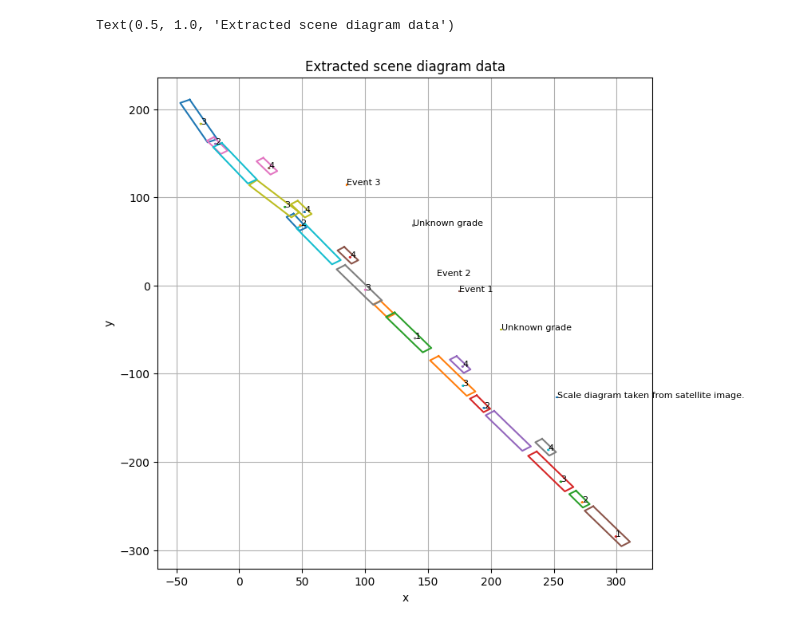
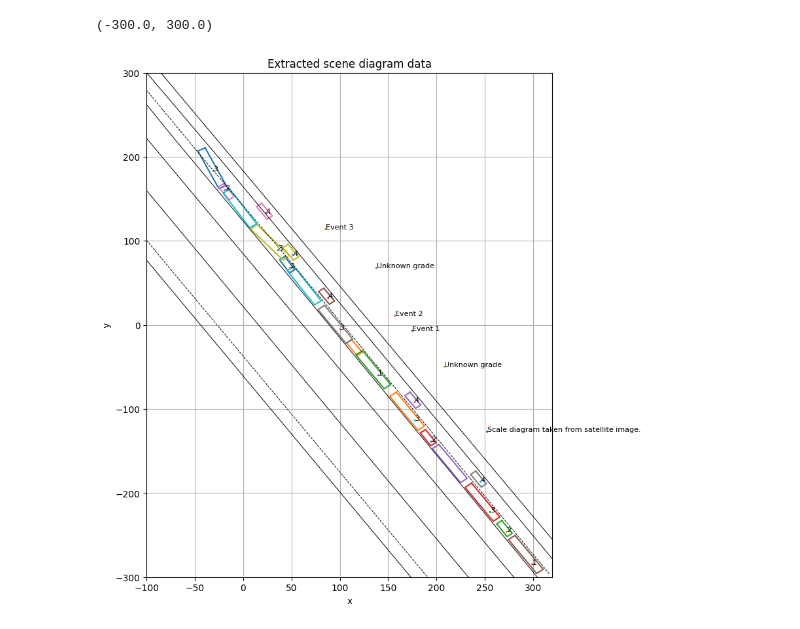
Before and after one commit to kopytjuk/nhtsa-ciss-python, a Jupyter notebook: examples/read_scene_diagram.ipynb, the cells around one changed output. Saved outputs shown, nothing was run; the diff lists cells and outputs as text; code cells hidden in the pictures.

Commit message:
Add curves to description.

```diff
--- a/examples/read_scene_diagram.ipynb
+++ b/examples/read_scene_diagram.ipynb
@@ -7,22 +7,32 @@ reader = BlitzReader("../tests/20201010130.blz")
 # %%
 vehicles = reader.get_vehicles(only_named=True)
 labels = reader.get_labels()
+curves = reader.get_curves()
 # %%
-fig, ax = plt.subplots(figsize=(8, 8), facecolor="w")
+fig, ax = plt.subplots(figsize=(8, 10), facecolor="w")
 
 for veh in vehicles:
     veh_poly = veh.outer_box()
     ax.plot(*veh_poly.boundary.xy)
 
 for label in labels:
     label_poly = label.outer_box()
     ax.plot(*label_poly.boundary.xy)
     ax.text(label.posX, label.posY, s=label.text, fontsize=8)
 
+for i, curve in enumerate(curves):
+    line_style = None
+    if int(curve.attributes["tdt"]):
+        line_style = "--"
+    ax.plot(*curve.linestring.coords.xy, ls=line_style, color="k", lw=0.7)
+
 ax.grid()
 ax.set_xlabel("x")
 ax.set_ylabel("y")
 ax.set_title("Extracted scene diagram data")
+
+ax.set_xlim(-100, 320)
+ax.set_ylim(-300, 300)
 # %% [output]
-Text(0.5, 1.0, 'Extracted scene diagram data')
+(-300.0, 300.0)
-[figure, old version]
+[figure, new version]
```
Also changed, not shown: 2 other files.
